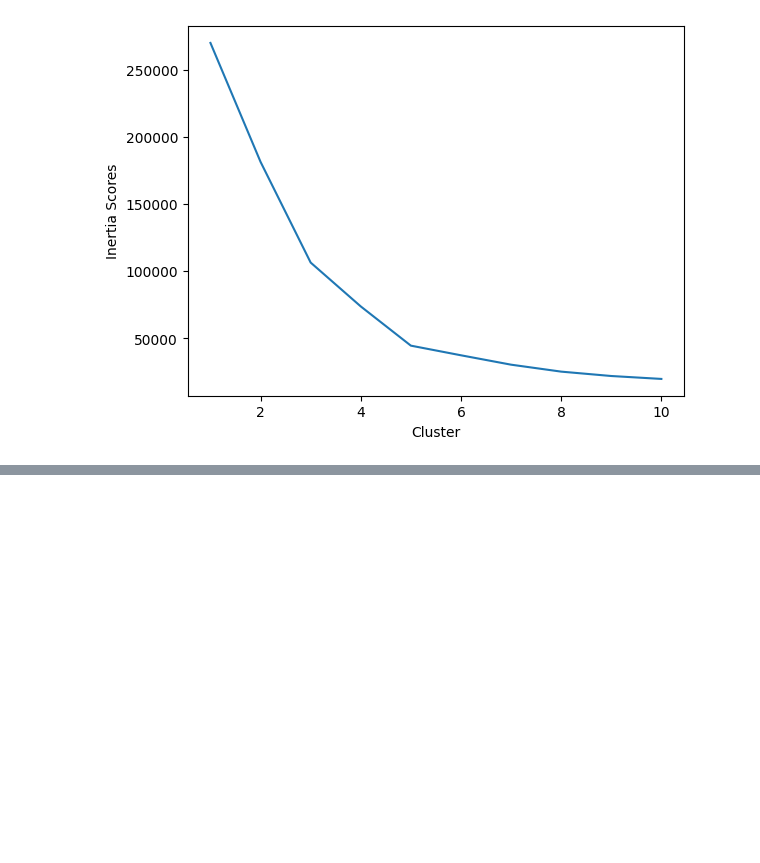
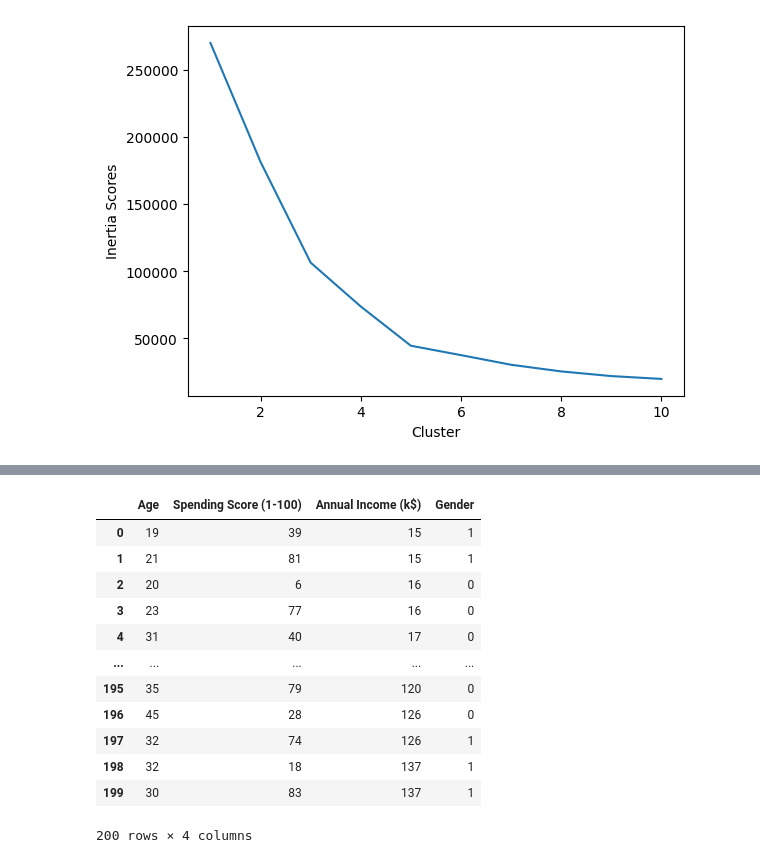
Before and after one commit to NavyaKiran/KMeans-Customer-Segmentation, a Jupyter notebook: CustomerSegmentation.ipynb, the cells around one changed output, grey strips where cells are left out. Cells and saved outputs as stored; diff of their text form; code cells hidden in the pictures; blank space fills up the shorter version.

```diff
--- a/CustomerSegmentation.ipynb
+++ b/CustomerSegmentation.ipynb
@@ -200,0 +236,16 @@ sns.scatterplot(x = 'Annual Income (k$)', y = 'Spending Score (1-100)', hue = 'S
+# %%
+data.rename(columns = {'Gender_Male':'Gender'})
+# %% [output]
+|  | Age | Spending Score (1-100) | Annual Income (k$) | Gender |
+| 0 | 19 | 39 | 15 | 1 |
+| 1 | 21 | 81 | 15 | 1 |
+| 2 | 20 | 6 | 16 | 0 |
+| 3 | 23 | 77 | 16 | 0 |
+| 4 | 31 | 40 | 17 | 0 |
+| ... | ... | ... | ... | ... |
+| 195 | 35 | 79 | 120 | 0 |
+| 196 | 45 | 28 | 126 | 0 |
+| 197 | 32 | 74 | 126 | 1 |
+| 198 | 32 | 18 | 137 | 1 |
+| 199 | 30 | 83 | 137 | 1 |
+200 rows × 4 columns
```
Also changed, not shown: parts of 21 cells of this notebook.
